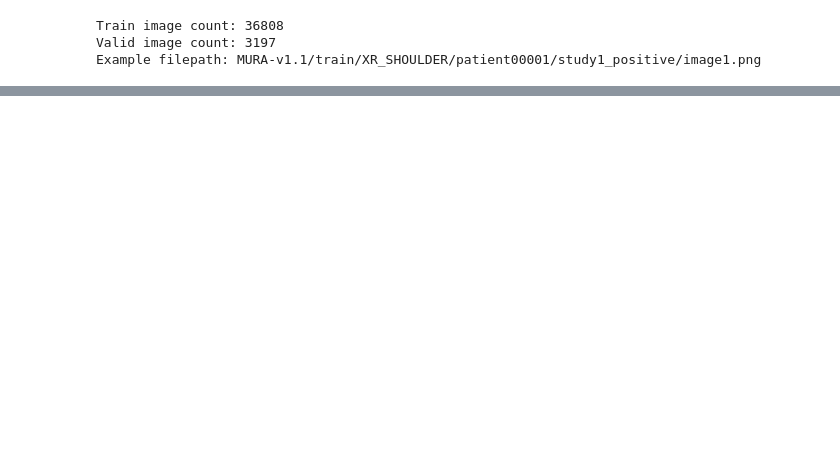
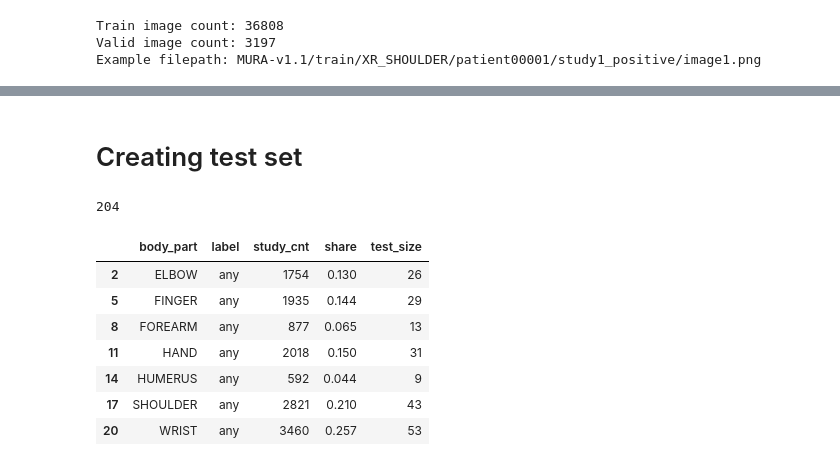
Before and after one commit to k4kTuS/BP_CNN, a Jupyter notebook: src/dataset_preparation.ipynb, the cells around one changed output, grey strips where cells are left out. Drawn from its saved outputs; the diff is of its cells as text; code cells hidden in the pictures; blank space fills up the shorter version.

```diff
--- a/src/dataset_preparation.ipynb
+++ b/src/dataset_preparation.ipynb
@@ -80,0 +140,23 @@ display(detailed_df.head(10))
+# %% [markdown]
+# Creating test set
+# %%
+ORGINAL_TEST_SIZE = 207
+
+# Create dataframe with share per body part
+shares_df = study_counts[study_counts['label'] == 'any'].copy(deep=True)
+
+# Calculate approximate number of studies in test split for each body part
+shares_df['test_size'] = np.floor(shares_df['share'] * ORGINAL_TEST_SIZE).astype('int')
+
+display(shares_df.test_size.sum())
+display(shares_df)
+# %% [output]
+204
+|  | body_part | label | study_cnt | share | test_size |
+| 2 | ELBOW | any | 1754 | 0.130 | 26 |
+| 5 | FINGER | any | 1935 | 0.144 | 29 |
+| 8 | FOREARM | any | 877 | 0.065 | 13 |
+| 11 | HAND | any | 2018 | 0.150 | 31 |
+| 14 | HUMERUS | any | 592 | 0.044 | 9 |
+| 17 | SHOULDER | any | 2821 | 0.210 | 43 |
+| 20 | WRIST | any | 3460 | 0.257 | 53 |
```
Also changed, not shown: parts of 15 cells of this notebook.
